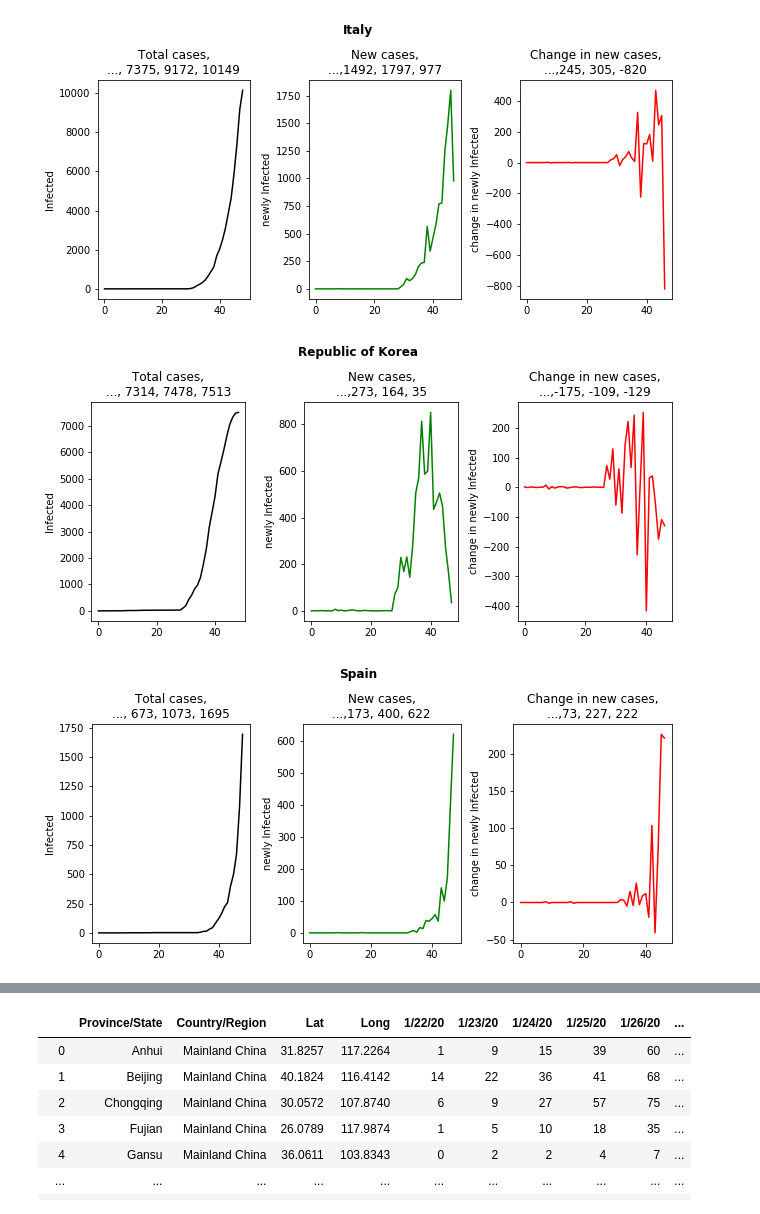
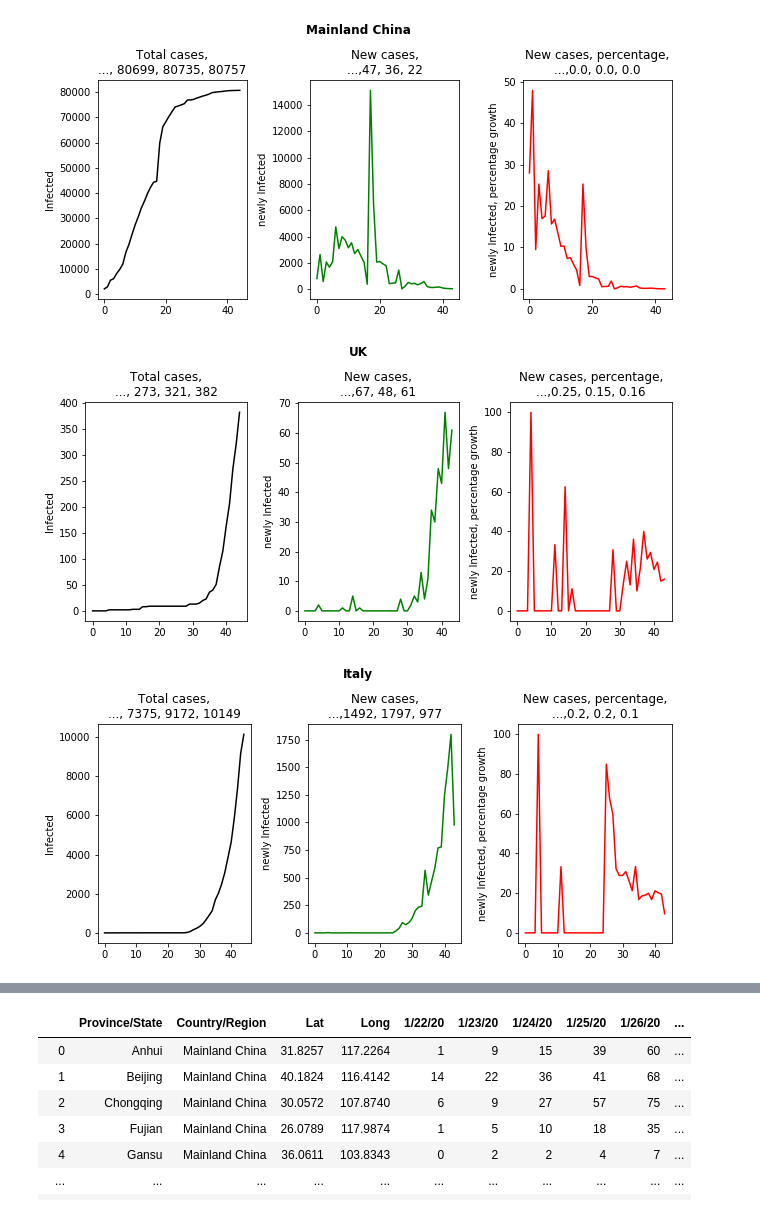
Before and after one commit to AndrzejTunkiel/atunkiel_open, a Jupyter notebook: Corona.ipynb, the cells around one changed output, grey strips where cells are left out. Drawn from its saved outputs; the diff is of its cells as text; code cells hidden in the pictures.

```diff
--- a/Corona.ipynb
+++ b/Corona.ipynb
@@ -5,16 +5,14 @@ import matplotlib.pyplot as plt
 # %%
 df = pd.read_csv("https://github.com/CSSEGISandData/COVID-19/raw/master/csse_covid_19_data/csse_covid_19_time_series/time_series_19-covid-Confirmed.csv")
 # %%
-my_countries = ["Poland", "Norway", "Italy","Republic of Korea", "Spain", "Germany","Japan", "US"]
+my_countries = ["Poland", "Norway", "Mainland China","UK", "Italy","Republic of Korea", "Spain", "Germany","Japan", "US", "Russian Federation"]
 
 for country in my_countries:
     df_temp = df[df['Country/Region'] == country]
     df_temp = df_temp.to_numpy()
 
-    if country == "US":
-
-        df_temp = np.sum(df_temp[:,4:-1],axis=0)
-        df_temp = df_temp[np.newaxis,:]
+    df_temp = np.sum(df_temp[:,4:],axis=0)
+    df_temp = df_temp[np.newaxis,:]
 
 
     fig, axs = plt.subplots(1, 3, figsize=(9, 4))
@@ -30,11 +28,15 @@ for country in my_countries:
     axs[1].set_ylabel("newly Infected")
     axs[1].plot(np.diff(df_temp[0,4:],1),c="green")
 
+    b = df_temp[0,5:]
+    a = np.diff(df_temp[0,4:],1)
+    c = np.divide(a, b, out=np.zeros_like(a), where=b!=0)
 
 
-    axs[2].set_title(f"Change in new cases,\n...,{np.diff(df_temp[0,4:],2)[-3]}, {np.diff(df_temp[0,4:],2)[-2]}, {np.diff(df_temp[0,4:],2)[-1]}")
-    axs[2].set_ylabel("change in newly Infected")
-    axs[2].plot(np.diff(df_temp[0,4:],2), c="red")
+    axs[2].set_title(f"New cases, percentage,\n...,{np.round(c[-3],2)}, {np.round(c[-2],2)}, {np.round(c[-1],2)}")
+    axs[2].plot(c*100,c="red")
+    axs[2].set_ylabel("newly Infected, percentage growth")
+
     plt.tight_layout()
     plt.show()
 # %% [output]
@@ -43,3 +45,3 @@ for country in my_countries:
-[figure, old version]
+[figure, new version]
-[figure, old version]
+[figure, new version]
-[figure, old version]
+[figure, new version]
```
Also changed, not shown: parts of 1 cell of this notebook.
